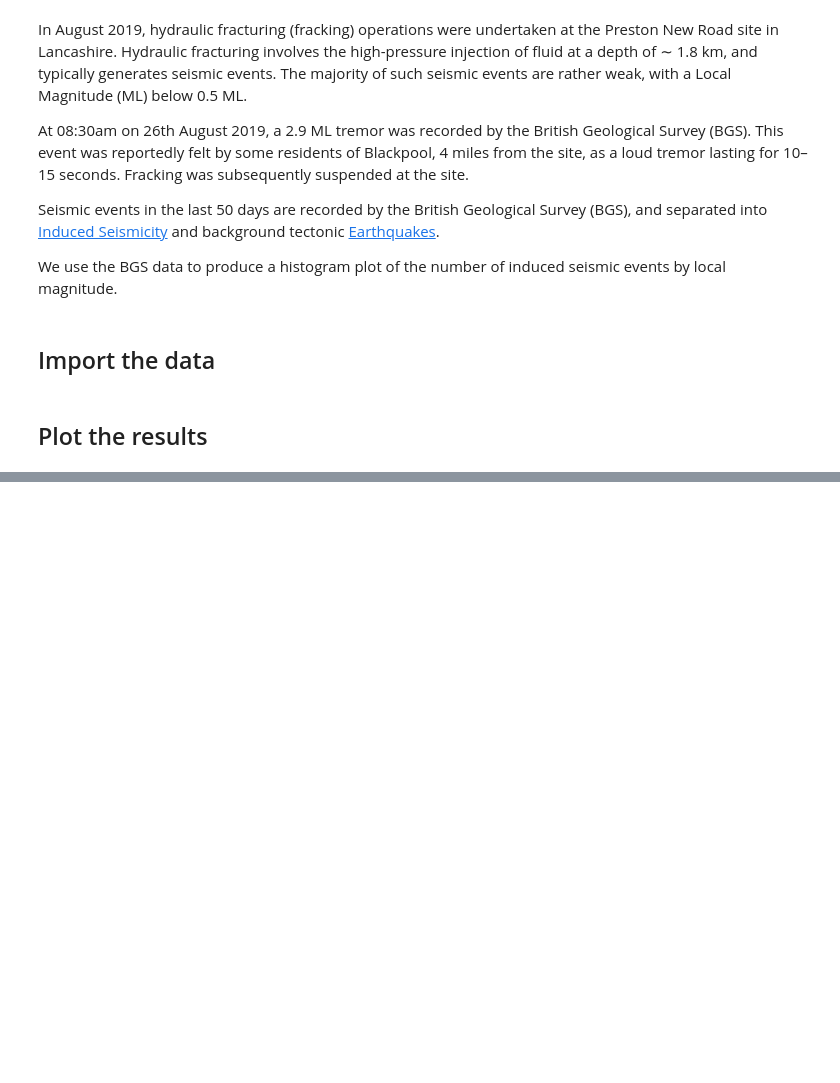
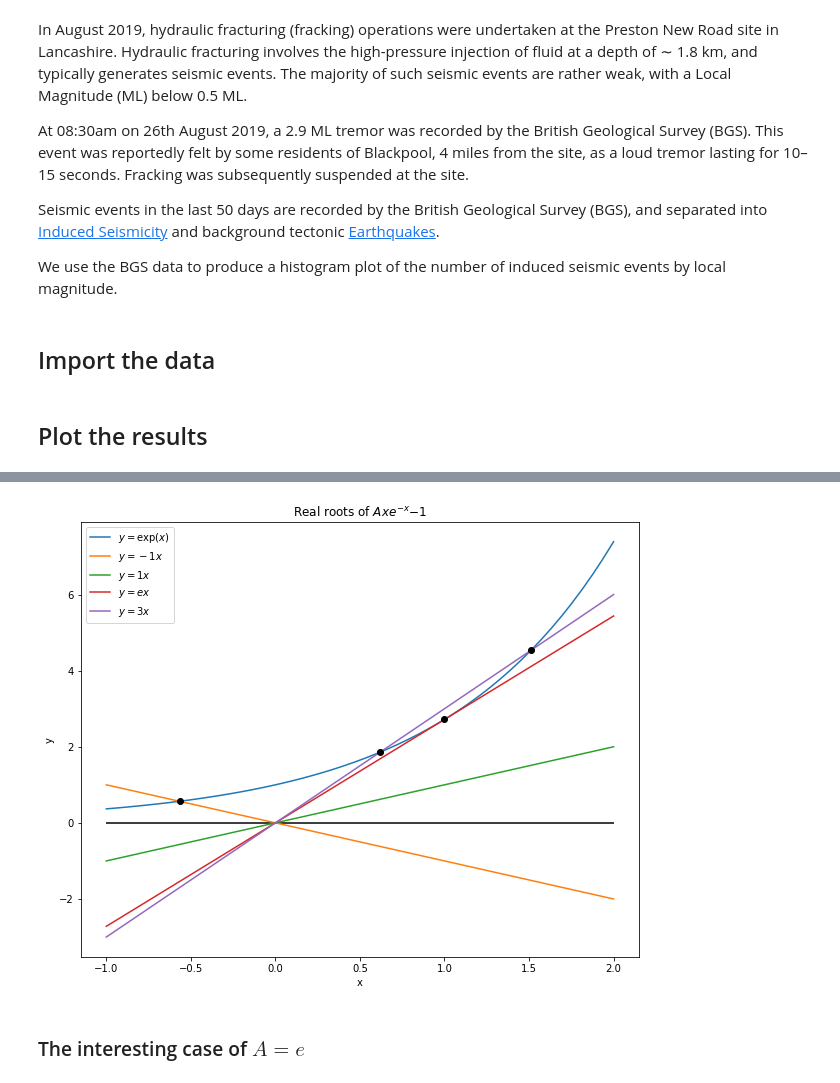
Before and after one commit to edwardmpearce/mas212, a Jupyter notebook: lab_class_1.ipynb, the cells around one changed output, grey strips where cells are left out. Saved outputs shown, nothing was run; the diff lists cells and outputs as text; code cells hidden in the pictures; blank space fills up the shorter version.

```diff
--- a/lab_class_1.ipynb
+++ b/lab_class_1.ipynb
@@ -167,0 +310,28 @@ ax.set(xlabel='Local Magnitude (ML)',
+# %%
+# Plot the graphs of Ax and exp(x). Where (if) these graphs meet give the roots for our function.
+A_list = [-1.0, 1.0, np.exp(1), 3.0]
+fig = plt.figure(figsize=(10, 8))
+ax = fig.gca()
+
+x = np.linspace(-1, 2, endpoint=True)
+# Plot the x-axis
+ax.hlines(0, -1, 2)
+# Plot y = exp(x)
+ax.plot(x, np.exp(x), label=r"$y=\exp(x)$")
+# Plot the lines y = Ax for the values in our A_list
+for A in A_list:
+    ax.plot(x, A*x, label=r"$y={}x$".format(int(A) if A != np.exp(1) else 'e'))
+#     ax.plot(x, make_f_A(A)(x))
+# Plot some relevant intersection points
+ax.plot([-0.5671432904, 0.6190612867, 1, 1.5121345517],
+        [0.5671432904, 3*0.6190612867, np.exp(1), 3*1.5121345517], 'ko')
+# Add axis labels and figure title
+ax.set(xlabel="x", ylabel="y", title=r"Real roots of $Axe^{−x} − 1$")
+# Show the legend
+ax.legend()
+# Display the plot
+plt.show()
+# %% [output]
+[figure, added]
+# %% [markdown]
+### The interesting case of $A=e$
```
Also changed, not shown: parts of 38 cells of this notebook.
